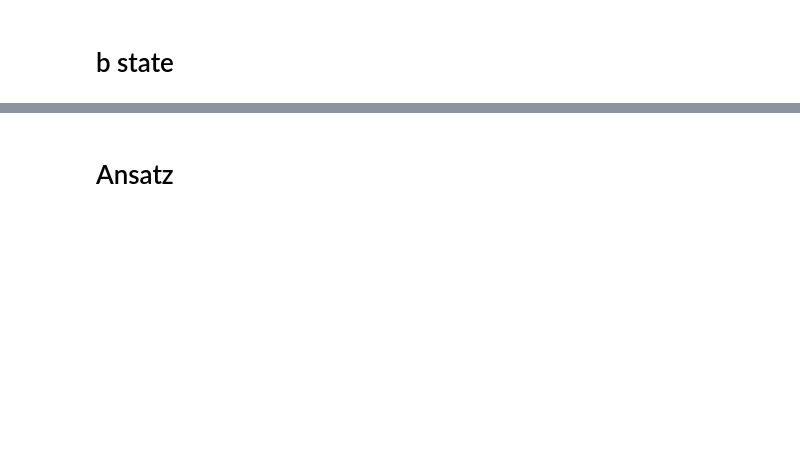
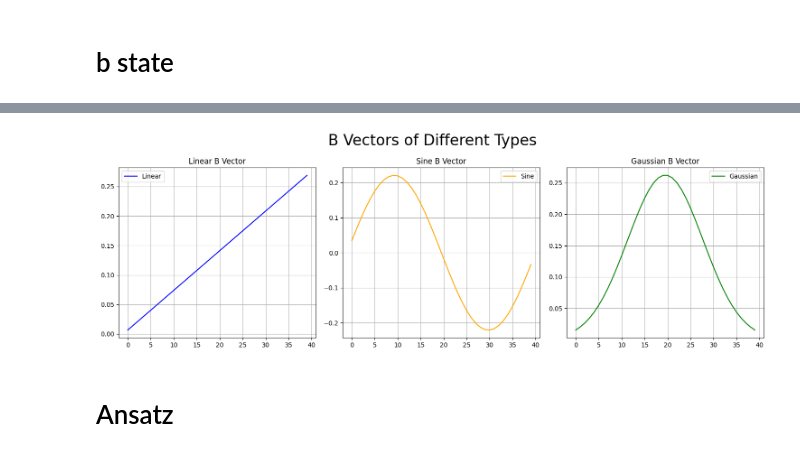
Before and after one commit to Jongseok103/Quantum-Chemistry, a Jupyter notebook: VQA for Poisson Equation/test.ipynb, the cells around one changed output, grey strips where cells are left out. Drawn from its saved outputs; the diff is of its cells as text; code cells hidden in the pictures; blank space fills up the shorter version.

```diff
--- a/VQA for Poisson Equation/test.ipynb
+++ b/VQA for Poisson Equation/test.ipynb
@@ -66,2 +87,40 @@ state vector: (<qiskit.circuit.quantumcircuit.QuantumCircuit object at 0x...>, S
+# %%
+from Utils.create_b_state import *
+import matplotlib.pyplot as plt
+
+# Create b vectors Of different types
+b = create_b_vector_gaussian(40)
+b1 = create_b_vector_linear(40)
+b2 = create_b_vector_sine(40)
+
+stateV = get_b_statevector(5)
+
+#print("state vector (first 10 elements):", stateV[1])
+
+plt.figure(figsize=(15, 5))
+plt.suptitle('B Vectors of Different Types', fontsize=24)
+
+plt.subplot(1, 3, 1)
+plt.plot(b1, label='Linear', color='blue')
+plt.title('Linear B Vector')
+plt.grid()
+plt.legend()
+
+plt.subplot(1, 3, 2)
+plt.plot(b2, label='Sine', color='orange')
+plt.title('Sine B Vector')
+plt.grid()
+plt.legend()
+
+plt.subplot(1, 3, 3)
+plt.plot(b, label='Gaussian', color='green')
+plt.title('Gaussian B Vector')
+plt.grid()
+plt.legend()
+
+plt.tight_layout()
+plt.show()
+# %% [output]
+[figure, added]
 # %% [markdown]
 # Ansatz
```
Also changed, not shown: parts of 23 cells of this notebook, 16 other files.
